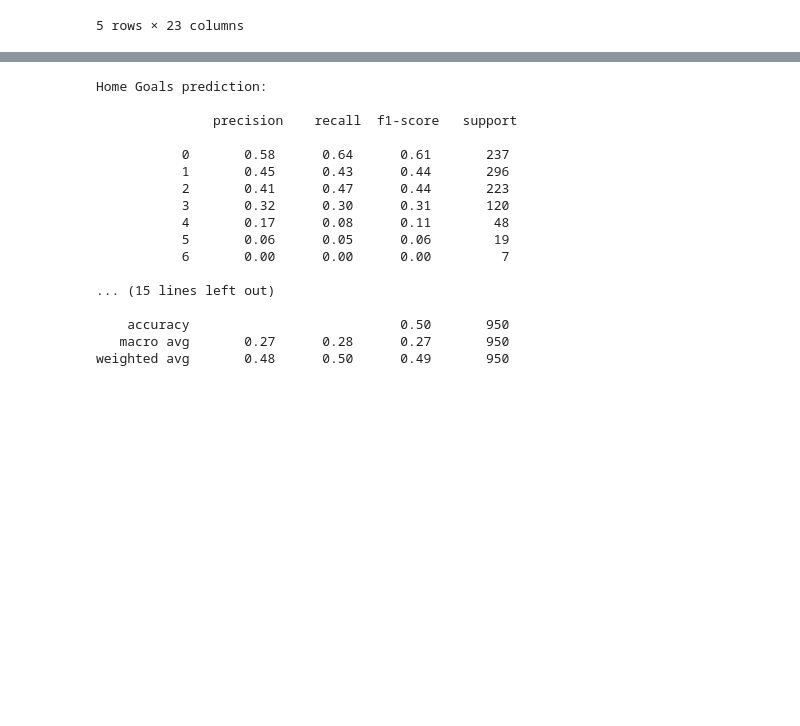
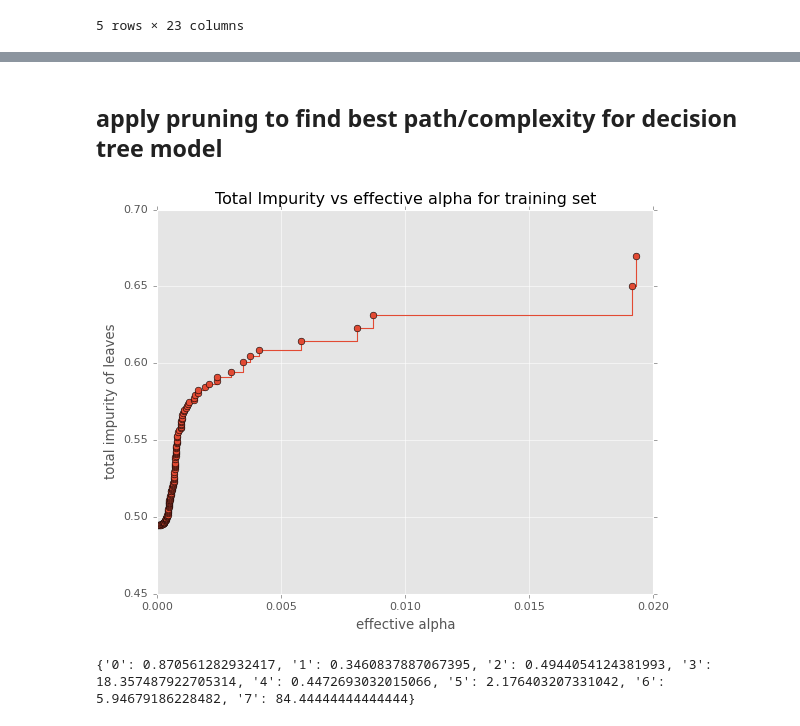
Before and after one commit to runirudh/EPLstats, a Jupyter notebook: epl1.ipynb, the cells around one changed output, grey strips where cells are left out. Drawn from its saved outputs; the diff is of its cells as text; code cells hidden in the pictures; blank space fills up the shorter version.

Commit message:
experimenting with different output types & model types on decision tree classifier

```diff
--- a/epl1.ipynb
+++ b/epl1.ipynb
@@ -480,8 +473,3 @@ df.iloc[df.AwayGoals.sort_values(ascending=False).index[0:5]]
 | 16 | 2010/11 | 2010-08-21 | M Dean | Wigan | Chelsea | AwayWin | AwayWin | 0 | 0 | ... |
 | 467 | 2011/12 | 2011-10-23 | M Clattenburg | Man United | Man City | AwayWin | AwayWin | 1 | 0 | ... |
 5 rows × 23 columns
-# %%
-y = y.merge(df.loc[:,['FullTime','Halftime']],left_index=True,right_index=True)
-y.dtypes
-# in retrospect Halftime & FullTime may enhance model for predictinng goals being independent variables, as scoreline would be easier to predict
-# knowing the outcome win/loss at two intervals.
@@ -503,3 +486,0 @@ y.head()
-# %%
-y = pd.get_dummies(data = y, drop_first=False, columns= ['FullTime','Halftime'])
-y.head()
@@ -585,21 +489,24 @@ yhat1 = tmodel1.predict(xtest)
-# %%
-print('Home Goals prediction:\n\n',classification_report(ytest.iloc[:,0],yhat1[:,0], zero_division= 0),\
-     '\nAway Goals prediction:\n\n',classification_report(ytest.iloc[:,1],yhat1[:,1], zero_division= 0))
-# %% [output]
-Home Goals prediction:
-
-               precision    recall  f1-score   support
-
-           0       0.58      0.64      0.61       237
-           1       0.45      0.43      0.44       296
-           2       0.41      0.47      0.44       223
-           3       0.32      0.30      0.31       120
-           4       0.17      0.08      0.11        48
-           5       0.06      0.05      0.06        19
-           6       0.00      0.00      0.00         7
-
-... (15 lines left out)
-
-    accuracy                           0.50       950
-   macro avg       0.27      0.28      0.27       950
-weighted avg       0.48      0.50      0.49       950
+# %% [markdown]
+## apply pruning to find best path/complexity for decision tree model
+# %%
+tree = DecisionTreeClassifier(max_depth=10, min_samples_leaf=10)
+path = tree.cost_complexity_pruning_path(xtrain, ytrain)
+alphas, impurities = path.ccp_alphas, path.impurities
+# %%
+plt.style.use("ggplot")
+fig, ax = plt.subplots()
+ax.plot(alphas[:-1], impurities[:-1], marker='o', drawstyle="steps-post")
+ax.set_xlabel("effective alpha")
+ax.set_ylabel("total impurity of leaves")
+ax.set_title("Total Impurity vs effective alpha for training set")
+plt.show()
+# %% [output]
+[figure, added]
+# %%
+class_weights = [compute_class_weight('balanced',classes= y.AwayGoals.unique(), y = y.iloc[:,1]),
+               compute_class_weight('balanced',classes= y.HomeGoals.unique(), y = y.iloc[:,0])]
+class_h = dict(zip(y.HomeGoals.cat.categories,class_weights[0]))
+class_a = dict(zip(ytrain.AwayGoals.cat.categories[:-1],class_weights[1][:-1]));print(class_a)
+#to avoid error, not counting weight for '9' category as it doesn't show up in ytrain, but does in ytest.
+# %% [output]
+{'0': 0.870561282932417, '1': 0.3460837887067395, '2': 0.4944054124381993, '3': 18.357487922705314, '4': 0.4472693032015066, '5': 2.176403207331042, '6': 5.94679186228482, '7': 84.44444444444444}
```
Also changed, not shown: parts of 34 cells of this notebook.
